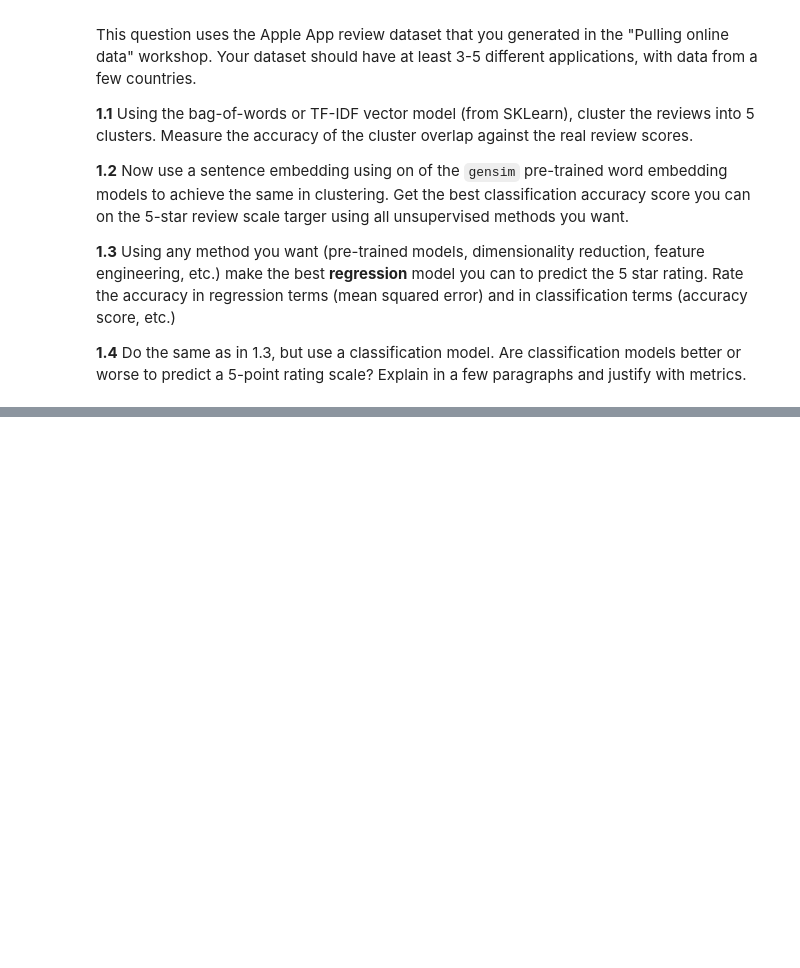
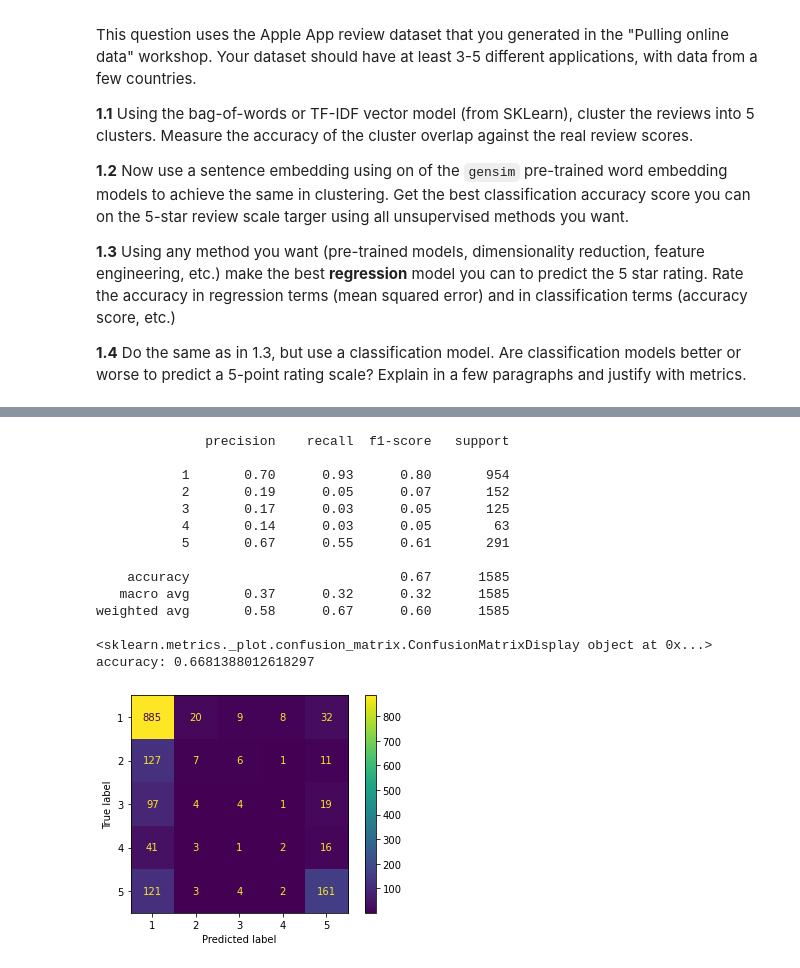
Before and after one commit to cb-ds-1/4-7-nlp, a Jupyter notebook: workshop.ipynb, the cells around one changed output, grey strips where cells are left out. Cells and saved outputs as stored; diff of their text form; code cells hidden in the pictures; blank space fills up the shorter version.

```diff
--- a/workshop.ipynb
+++ b/workshop.ipynb
@@ -14,0 +89,12 @@ This question uses the Apple App review dataset that you generated in the "Pulli
+# %%
+# Bag of Words
+vectorizer = CountVectorizer(stop_words='english', ngram_range=(1,2))
+
+df['review'] = (df['review'].str.lower()
+                            .str.extract('([aA-zZ][\w\s]+)'))
+df['rating'] = df['rating'].astype(int)
+df= df.dropna()
+
+X = vectorizer.fit_transform(df['review'])
+wordLabels = vectorizer.get_feature_names()
+pd.DataFrame(data = X.toarray(), columns=wordLabels).head()
@@ -14,0 +248,43 @@ This question uses the Apple App review dataset that you generated in the "Pulli
+# %%
+# 1.4 Classification models
+from sklearn.model_selection import train_test_split
+
+# tf = text.TfidfVectorizer()
+# X = tf.fit_transform(df['review'])
+# If using pipelines below, can't use tfidfvectorizer beforehand because using it in the pipeline.
+X_df = df['review']
+y_df = df['rating']
+
+X_train, X_test, y_train, y_test = train_test_split(X_df, y_df, test_size=0.20, random_state=42)
+# %%
+# model A (LinearSVC)
+from sklearn.pipeline import Pipeline
+from sklearn.feature_extraction.text import TfidfVectorizer
+from sklearn.svm import LinearSVC
+from sklearn.naive_bayes import MultinomialNB
+
+pipe = Pipeline([('tfidf', TfidfVectorizer()), ('svc', LinearSVC())])
+
+pipe.fit(X_train, y_train)
+
+preds = pipe.predict(X_test)
+
+print(classification_report(y_test, preds))
+print(plot_confusion_matrix(pipe, X_test, y_test))
+print(f'accuracy: {accuracy_score(y_test, preds)}')
+# %% [output]
+              precision    recall  f1-score   support
+
+           1       0.70      0.93      0.80       954
+           2       0.19      0.05      0.07       152
+           3       0.17      0.03      0.05       125
+           4       0.14      0.03      0.05        63
+           5       0.67      0.55      0.61       291
+
+    accuracy                           0.67      1585
+   macro avg       0.37      0.32      0.32      1585
+weighted avg       0.58      0.67      0.60      1585
+
+<sklearn.metrics._plot.confusion_matrix.ConfusionMatrixDisplay object at 0x...>
+accuracy: 0.6681388012618297
+[figure, added]
```
Also changed, not shown: parts of 25 cells of this notebook.
